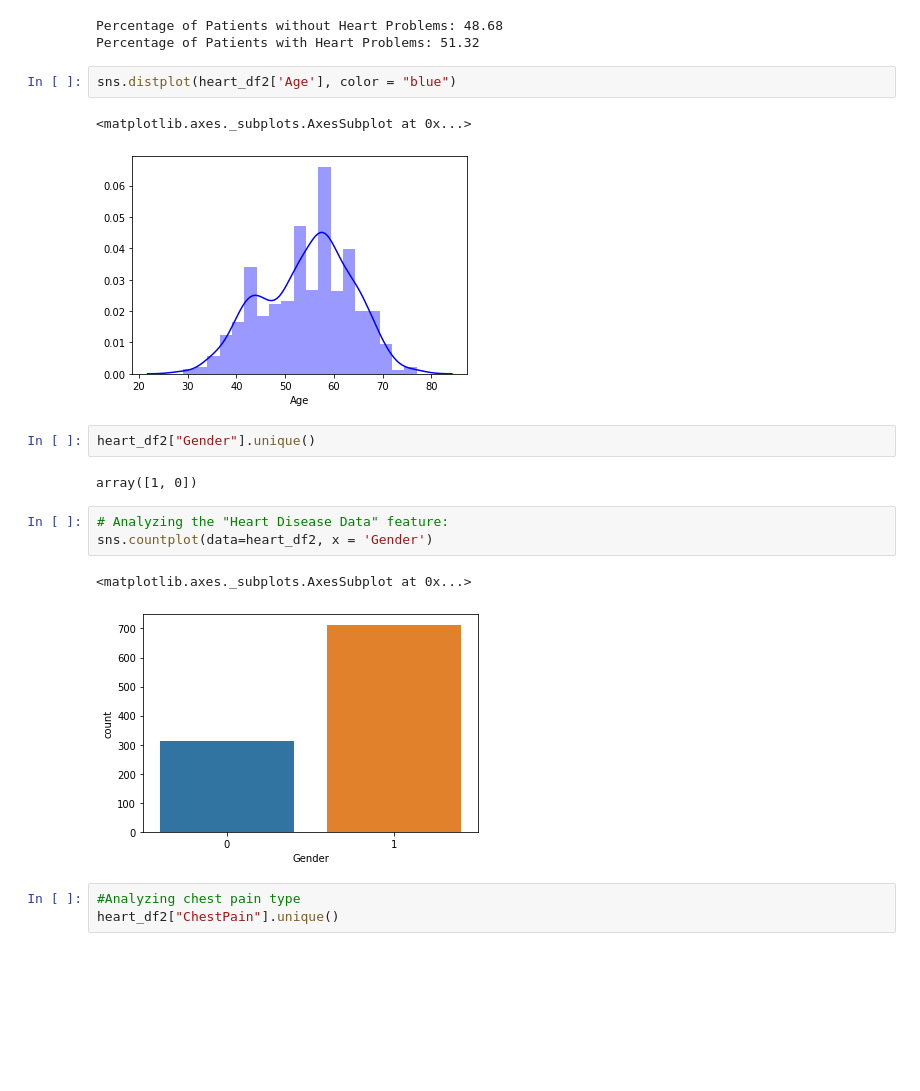
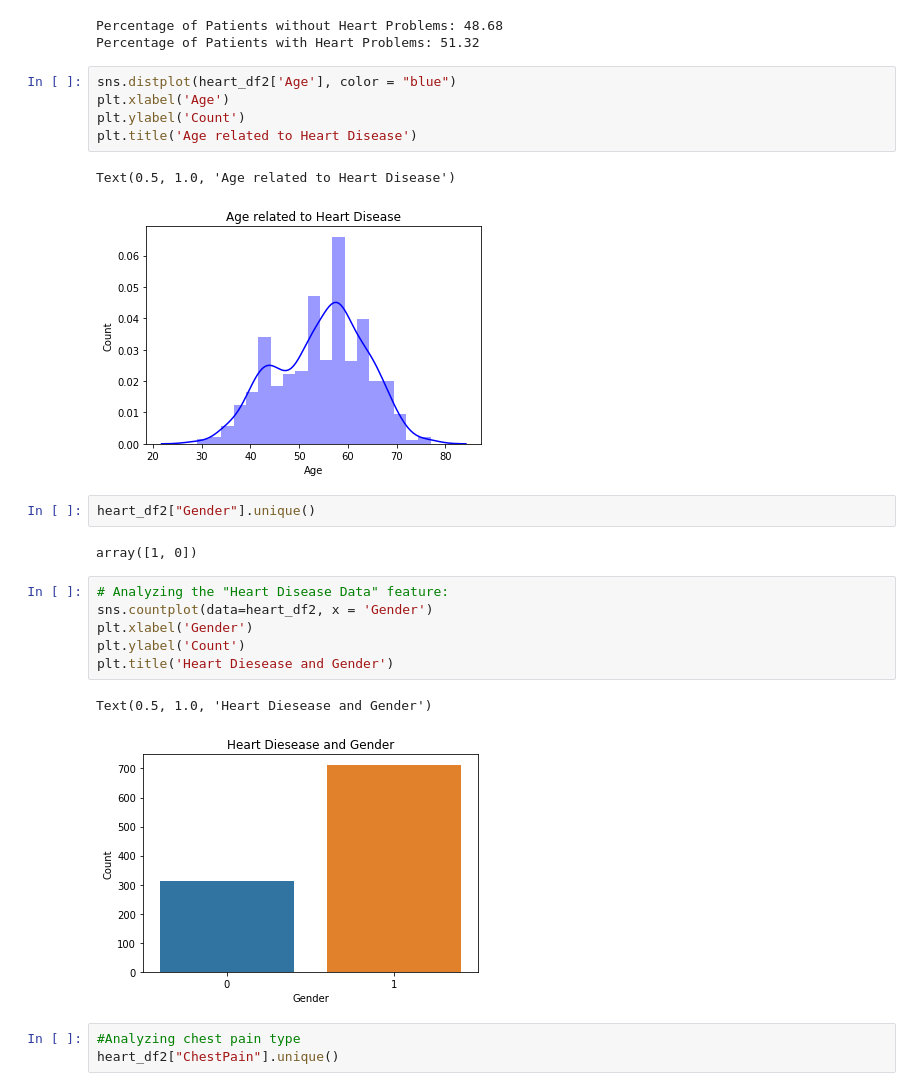
Before and after one commit to letisalbal/Final-Project, a Jupyter notebook: HeartDisease.ipynb, the cells around one changed output. Cells and saved outputs as stored; diff of their text form; blank space fills up the shorter version.

```diff
--- a/HeartDisease.ipynb
+++ b/HeartDisease.ipynb
@@ -199,9 +202,12 @@ Percentage of Patients without Heart Problems: 48.68
 Percentage of Patients with Heart Problems: 51.32
 # %%
 sns.distplot(heart_df2['Age'], color = "blue")
+plt.xlabel('Age')
+plt.ylabel('Count')
+plt.title('Age related to Heart Disease')
 # %% [output]
-<matplotlib.axes._subplots.AxesSubplot at 0x...>
+Text(0.5, 1.0, 'Age related to Heart Disease')
-[figure, old version]
+[figure, new version]
 # %%
 heart_df2["Gender"].unique()
 # %% [output]
@@ -209,9 +215,12 @@ array([1, 0])
 # %%
 # Analyzing the "Heart Disease Data" feature:
 sns.countplot(data=heart_df2, x = 'Gender')
+plt.xlabel('Gender')
+plt.ylabel('Count')
+plt.title('Heart Diesease and Gender')
 # %% [output]
-<matplotlib.axes._subplots.AxesSubplot at 0x...>
+Text(0.5, 1.0, 'Heart Diesease and Gender')
-[figure, old version]
+[figure, new version]
 # %%
 #Analyzing chest pain type
 heart_df2["ChestPain"].unique()
```
Also changed, not shown: parts of 22 cells of this notebook.
